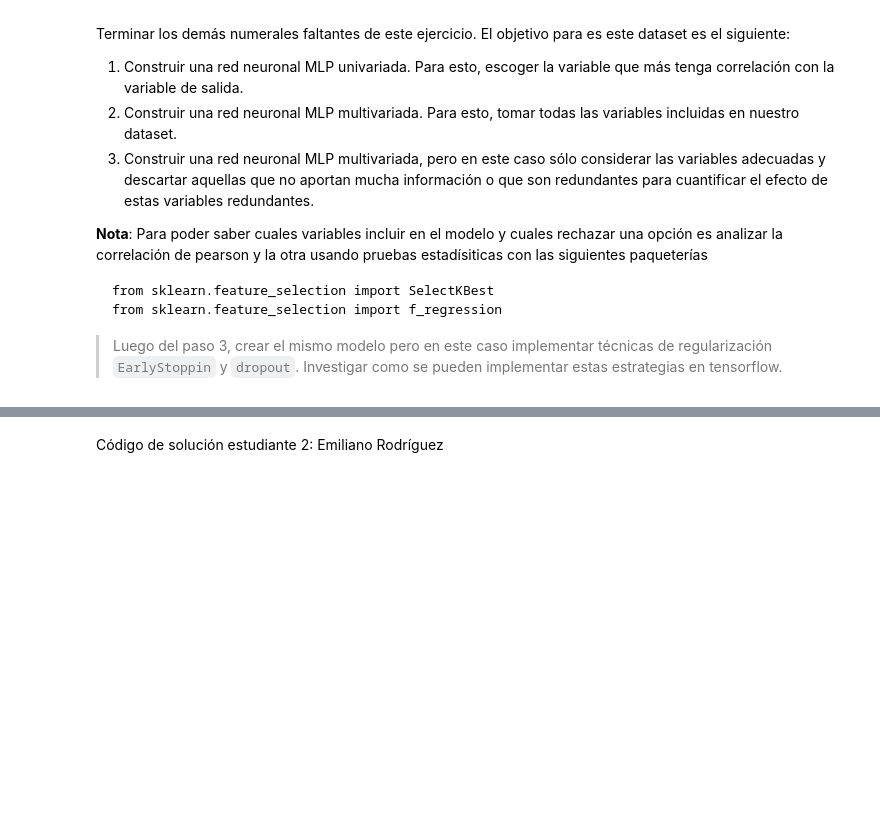
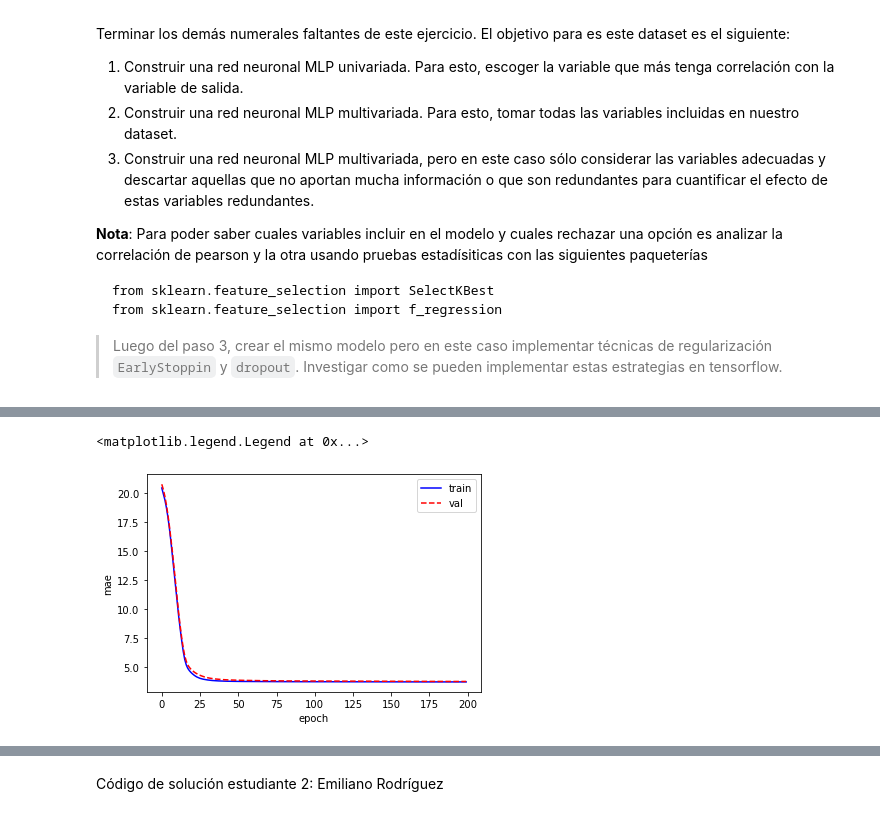
Before and after one commit to Andr3Glez/Proyecto_conjunto3_CERodriguez_ANGonzalez-, a Jupyter notebook: Tarea_Conjunta_4.ipynb, the cells around one changed output, grey strips where cells are left out. Drawn from its saved outputs; the diff is of its cells as text; code cells hidden in the pictures; blank space fills up the shorter version.

```diff
--- a/Tarea_Conjunta_4.ipynb
+++ b/Tarea_Conjunta_4.ipynb
@@ -40,0 +228,10 @@ Código de solución estudiante 1
+# %%
+# Graficar métricas de error
+plt.plot(model_fit.history['mae'], 'b', label='train')
+plt.plot(model_fit.history['val_mae'], 'r--', label='val')
+plt.ylabel('mae')
+plt.xlabel('epoch')
+plt.legend()
+# %% [output]
+<matplotlib.legend.Legend at 0x...>
+[figure, added]
```
Also changed, not shown: parts of 43 cells of this notebook.
